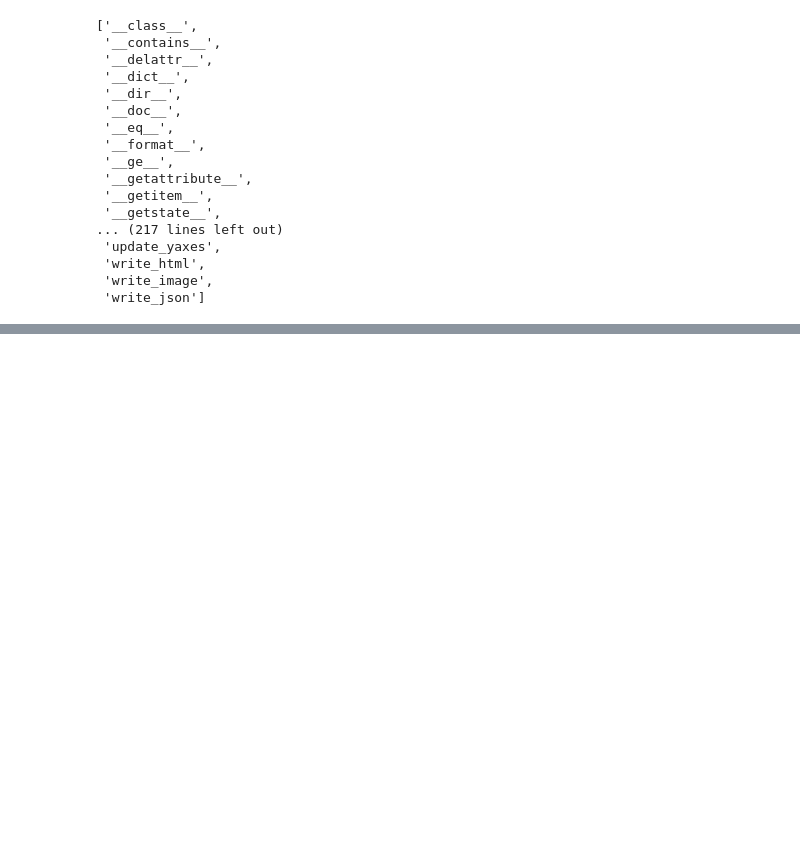
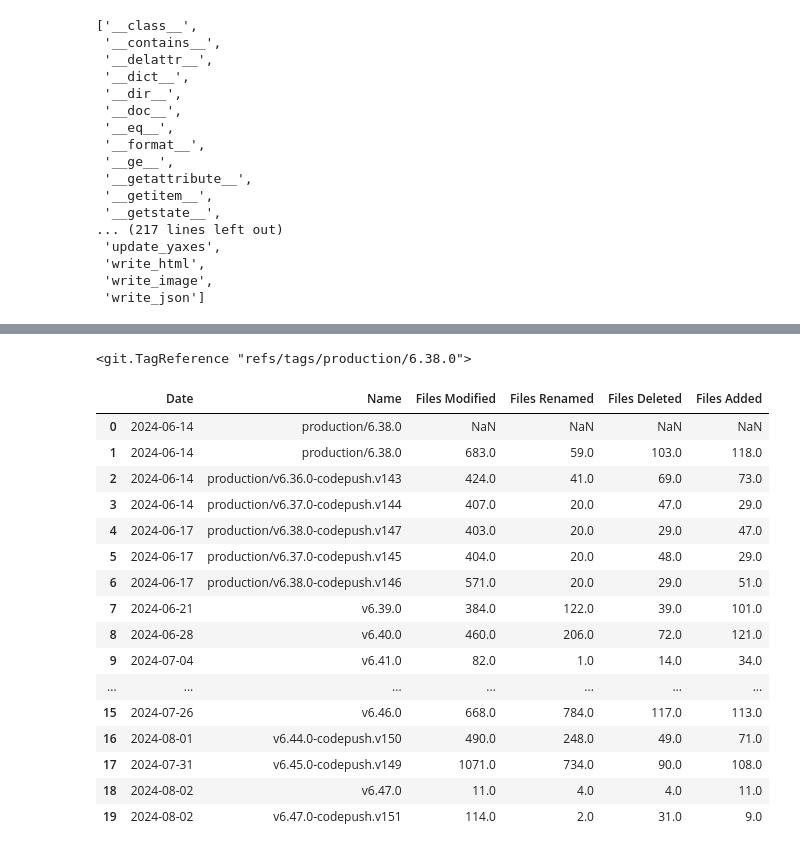
Before and after one commit to tottinge/gitminer-jupyter, a Jupyter notebook: OldNotebooks/GraphRepos.ipynb, the cells around one changed output, grey strips where cells are left out. Saved outputs shown, nothing was run; the diff lists cells and outputs as text; code cells hidden in the pictures; blank space fills up the shorter version.

```diff
--- a/OldNotebooks/GraphRepos.ipynb
+++ b/OldNotebooks/GraphRepos.ipynb
@@ -161,0 +181,8 @@ memory usage: 800.0+ bytes
+# %%
+by_date = lambda x: x.commit.authored_datetime
+sorted_tags = sorted(repo.tags, key=by_date)
+# %%
+
+last_20 = sorted_tags[-20:]
+for x in last_20:
+    print(by_date(x), x)
@@ -161,0 +210,48 @@ memory usage: 800.0+ bytes
+# %%
+
+start = last_20[0]
+start
+# %% [output]
+<git.TagReference "refs/tags/production/6.38.0">
+# %%
+from collections import Counter
+
+change_name = {
+    "A": "Files Added",
+    "D": "Files Deleted",
+    "R": "Files Renamed",
+    "M": "Files Modified"
+}
+
+
+def change_series(start, last_20):
+    for tag in last_20:
+        diffs = start.commit.diff(tag.commit)
+        yield {
+            'Date': start.commit.committed_datetime.date(),
+            'Name': start.name,
+            **Counter(change_name[x.change_type] for x in diffs)
+        }
+        start = tag
+
+
+change_df = pd.DataFrame(change_series(start, last_20))
+change_df
+# %% [output]
+|  | Date | Name | Files Modified | Files Renamed | Files Deleted | Files Added |
+| 0 | 2024-06-14 | production/6.38.0 | NaN | NaN | NaN | NaN |
+| 1 | 2024-06-14 | production/6.38.0 | 683.0 | 59.0 | 103.0 | 118.0 |
+| 2 | 2024-06-14 | production/v6.36.0-codepush.v143 | 424.0 | 41.0 | 69.0 | 73.0 |
+| 3 | 2024-06-14 | production/v6.37.0-codepush.v144 | 407.0 | 20.0 | 47.0 | 29.0 |
+| 4 | 2024-06-17 | production/v6.38.0-codepush.v147 | 403.0 | 20.0 | 29.0 | 47.0 |
+| 5 | 2024-06-17 | production/v6.37.0-codepush.v145 | 404.0 | 20.0 | 48.0 | 29.0 |
+| 6 | 2024-06-17 | production/v6.38.0-codepush.v146 | 571.0 | 20.0 | 29.0 | 51.0 |
+| 7 | 2024-06-21 | v6.39.0 | 384.0 | 122.0 | 39.0 | 101.0 |
+| 8 | 2024-06-28 | v6.40.0 | 460.0 | 206.0 | 72.0 | 121.0 |
+| 9 | 2024-07-04 | v6.41.0 | 82.0 | 1.0 | 14.0 | 34.0 |
+| ... | ... | ... | ... | ... | ... | ... |
+| 15 | 2024-07-26 | v6.46.0 | 668.0 | 784.0 | 117.0 | 113.0 |
+| 16 | 2024-08-01 | v6.44.0-codepush.v150 | 490.0 | 248.0 | 49.0 | 71.0 |
+| 17 | 2024-07-31 | v6.45.0-codepush.v149 | 1071.0 | 734.0 | 90.0 | 108.0 |
+| 18 | 2024-08-02 | v6.47.0 | 11.0 | 4.0 | 4.0 | 11.0 |
+| 19 | 2024-08-02 | v6.47.0-codepush.v151 | 114.0 | 2.0 | 31.0 | 9.0 |
```
Also changed, not shown: parts of 11 cells of this notebook, 3 other files.
